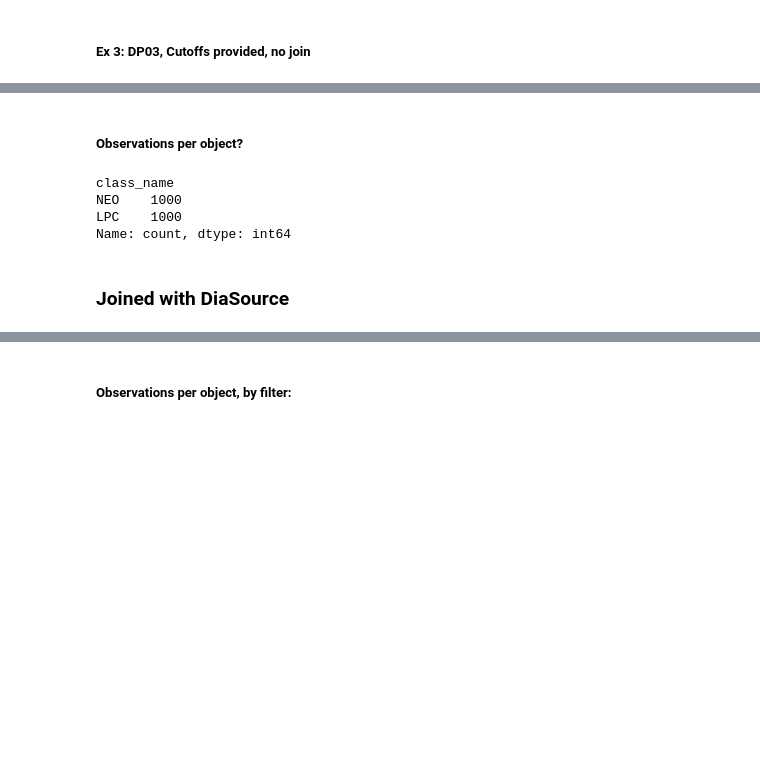
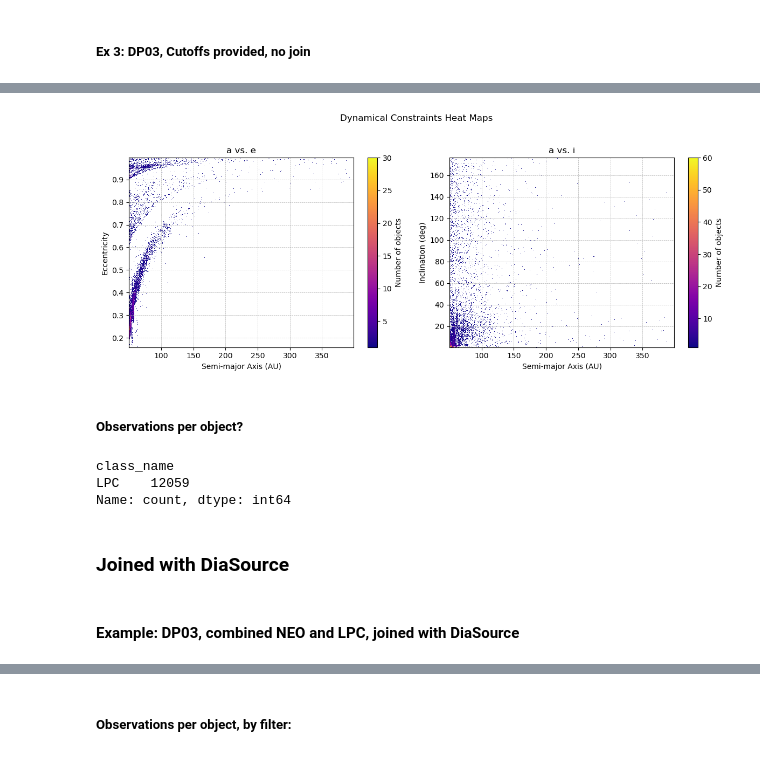
Before and after one commit to lsst-sssc/rsp_queries, a Jupyter notebook: docs/notebooks/query_tutorial.ipynb, the cells around one changed output, grey strips where cells are left out. Drawn from its saved outputs; the diff is of its cells as text; code cells hidden in the pictures; blank space fills up the shorter version.

```diff
--- a/docs/notebooks/query_tutorial.ipynb
+++ b/docs/notebooks/query_tutorial.ipynb
@@ -258,11 +181,16 @@ Columns: ['band', 'e', 'incl', 'magTrueVband', 'mpcDesignation', 'q', 'ssObjectI
+# %%
+p.run_heat_maps(main_example_table, bins=500)
+# %% [output]
+[figure, added]
 # %% [markdown]
 ##### Observations per object?
-# %%
-counts = p.type_counts(main_example_table)
-# %% [output]
-class_name
-NEO    1000
-LPC    1000
-Name: count, dtype: int64
+# %%
+counts = p.type_counts(main_example_table)
+# %% [output]
+class_name
+LPC    12059
+Name: count, dtype: int64
 # %% [markdown]
 ### Joined with DiaSource
+# %% [markdown]
+#### Example: DP03, combined NEO and LPC, joined with DiaSource
```
Also changed, not shown: parts of 55 cells of this notebook, 2 other files.
